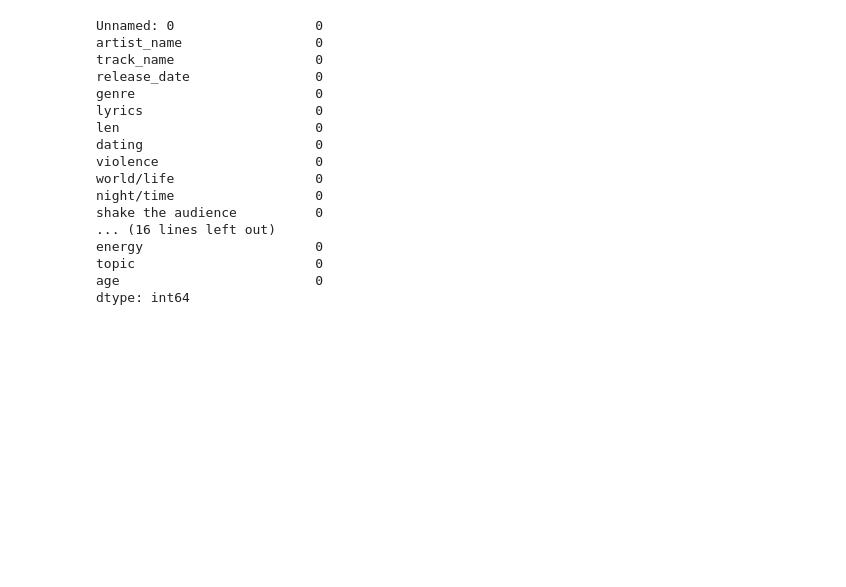
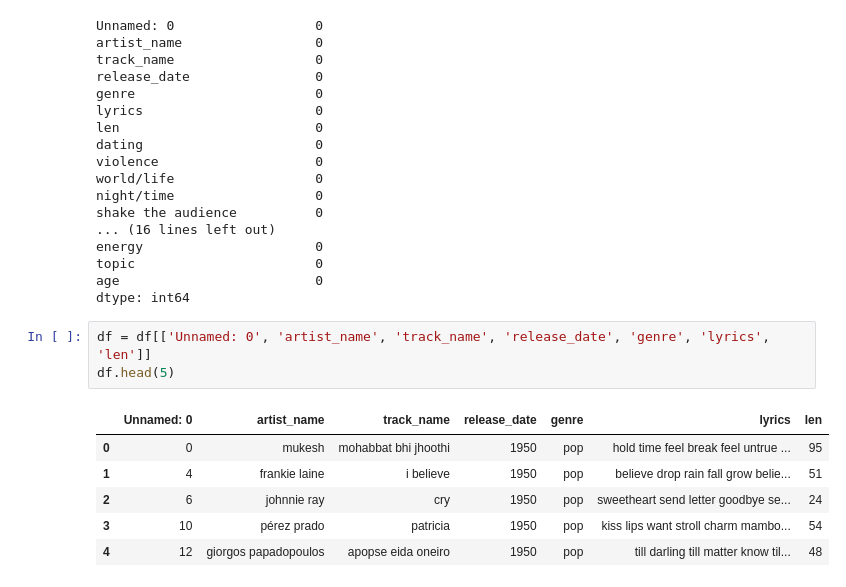
Before and after one commit to noelmt7/LLM, a Jupyter notebook: 2348538_LAB7.ipynb, the cells around one changed output. Drawn from its saved outputs; the diff is of its cells as text; blank space fills up the shorter version.

```diff
--- a/2348538_LAB7.ipynb
+++ b/2348538_LAB7.ipynb
@@ -67,3 +80,13 @@ energy                      0
 topic                       0
 age                         0
 dtype: int64
+# %%
+df = df[['Unnamed: 0', 'artist_name', 'track_name', 'release_date', 'genre', 'lyrics', 'len']]
+df.head(5)
+# %% [output]
+|  | Unnamed: 0 | artist_name | track_name | release_date | genre | lyrics | len |
+| 0 | 0 | mukesh | mohabbat bhi jhoothi | 1950 | pop | hold time feel break feel untrue ... | 95 |
+| 1 | 4 | frankie laine | i believe | 1950 | pop | believe drop rain fall grow belie... | 51 |
+| 2 | 6 | johnnie ray | cry | 1950 | pop | sweetheart send letter goodbye se... | 24 |
+| 3 | 10 | pérez prado | patricia | 1950 | pop | kiss lips want stroll charm mambo... | 54 |
+| 4 | 12 | giorgos papadopoulos | apopse eida oneiro | 1950 | pop | till darling till matter know til... | 48 |
```
Also changed, not shown: parts of 13 cells of this notebook, 6 other files.
